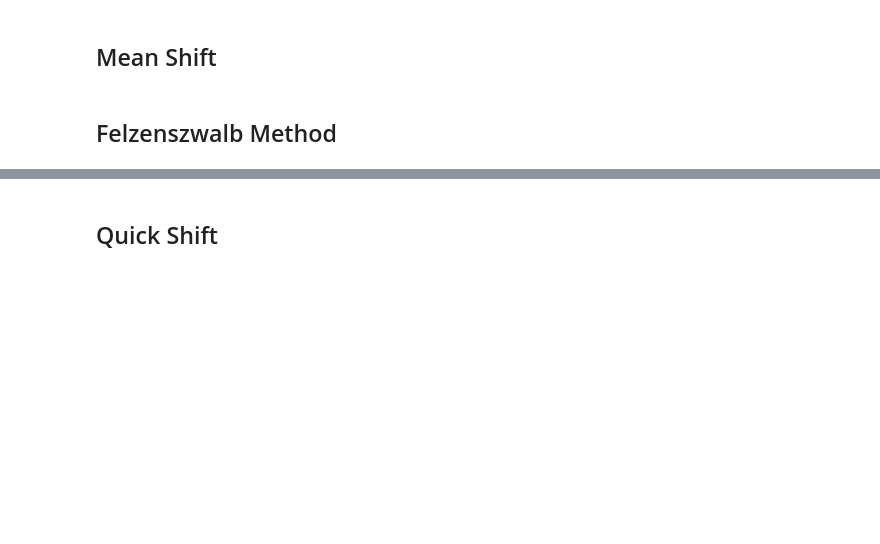
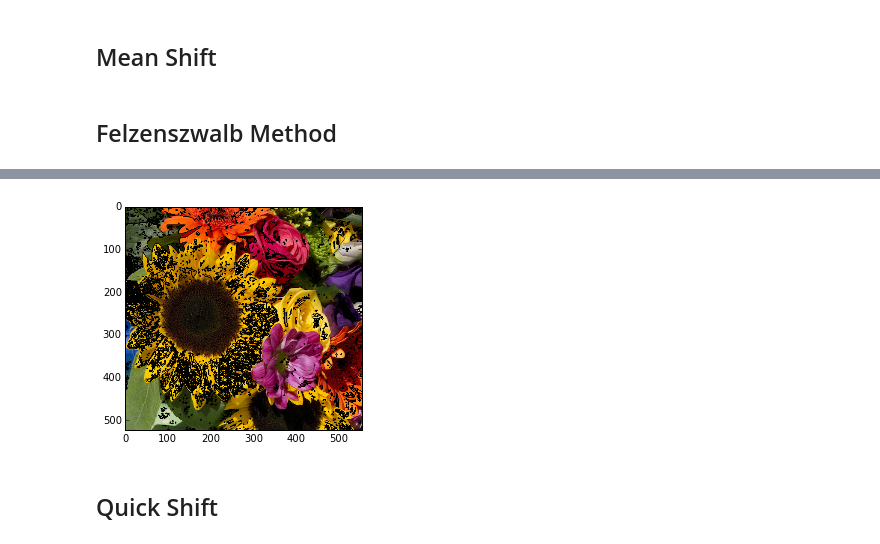
Before and after one commit to tladyman/SLIC, a Jupyter notebook: superpixel_comp/SuperPixels.ipynb, the cells around one changed output, grey strips where cells are left out. Saved outputs shown, nothing was run; the diff lists cells and outputs as text; code cells hidden in the pictures; blank space fills up the shorter version.

```diff
--- a/superpixel_comp/SuperPixels.ipynb
+++ b/superpixel_comp/SuperPixels.ipynb
@@ -12,5 +12,6 @@ from PIL.Image import open
 %matplotlib inline
 # %%
 # Put image in here
-im = rgb2grey(np.asarray(open("Flowers.tiff")))
-plt.imshow(im, cmap="gray")
+col_im = np.asarray(open("Flowers.tiff"))[:,:,0:3]
+grey_im = rgb2grey(col_im)
+plt.imshow(col_im)
@@ -51,2 +53,14 @@ In this example, the following 6 different superpixel methods are compared:
+# %%
+@interact(im=fixed(col_im),
+          scale=widgets.FloatSlider(min=0.5, max=3, step=0.1, value=2),
+          sigma=widgets.FloatSlider(min=0., max=2, step=0.1, value=0.5),
+          min_size=widgets.IntSlider(min=3, max=20, step=1, value=3))
+def felz(im, scale, sigma, min_size):
+    labels = felzenszwalb(im, scale, sigma, min_size)
+    marked = mark_boundaries(im, labels, color=(0,0,0))
+    plt.imshow(marked)
+    return labels
+# %% [output]
+[figure, added]
 # %% [markdown]
 ## Quick Shift
```
Also changed, not shown: parts of 10 cells of this notebook, 1 other file.
